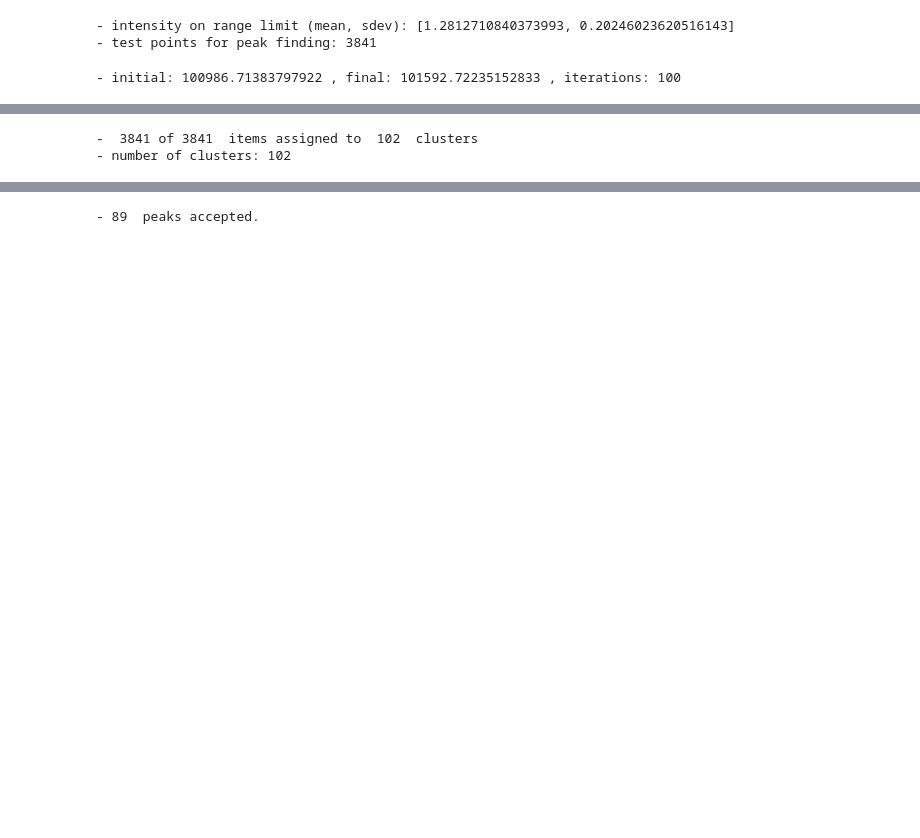
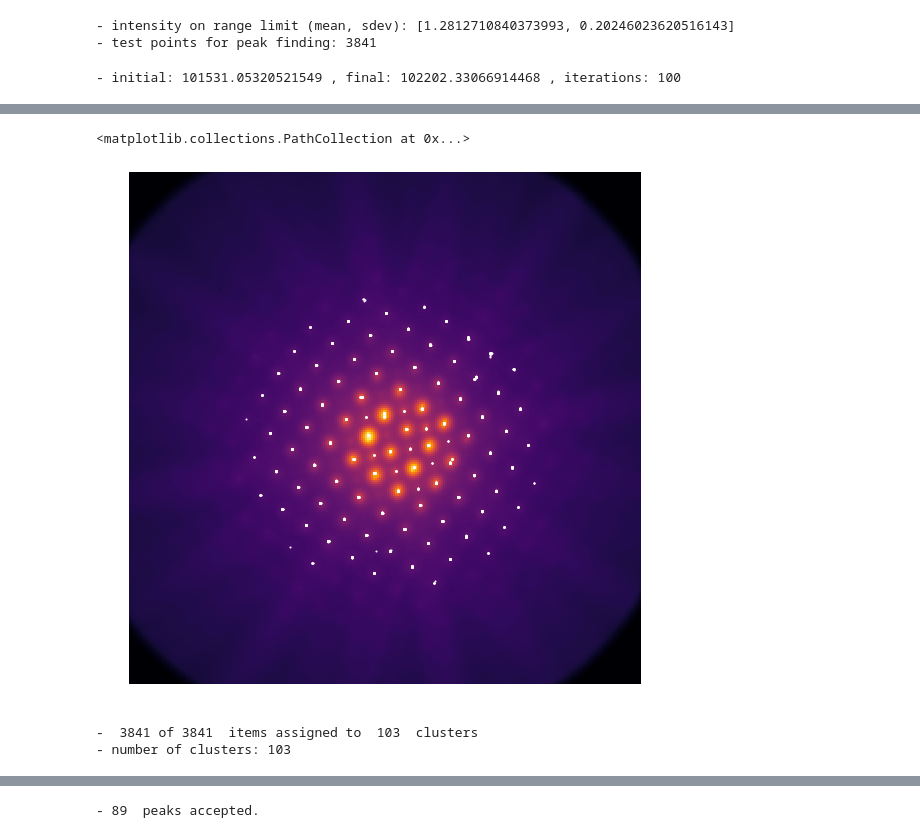
Before and after one commit to ju-bar/emilys, a Jupyter notebook: notebooks/CalibDiffraction.ipynb, the cells around one changed output, grey strips where cells are left out. Saved outputs shown, nothing was run; the diff lists cells and outputs as text; code cells hidden in the pictures; blank space fills up the shorter version.

```diff
--- a/notebooks/CalibDiffraction.ipynb
+++ b/notebooks/CalibDiffraction.ipynb
@@ -88,18 +87,15 @@ itmax = 100 # number of iterations (100 is OK)
 tempr = rsdev/100 # temperture (lower or about the rms noise estimate)
 pstep = 1. # rms walking step size (1 pixel is OK)
 s0 = image_pos_sum(limg0, lrpt)
-nit = mc_image_pos_maximize(limg0, lrpt, 1., rsdev/100, itmax)
+nit = mc_image_pos_maximize(limg0, lrpt, pstep, tempr, itmax)
 s1 = image_pos_sum(limg0, lrpt)
 print('- initial:', s0, ', final:', s1, ', iterations:', nit)
 # %% [output]
-- initial: 100986.71383797922 , final: 101592.72235152833 , iterations: 100
+- initial: 101531.05320521549 , final: 102202.33066914468 , iterations: 100
 # %%
 # Plot the image and overlay the test points.
 # This may help to decide when to stop iterating the cell above.
-plot1 = aplt.arrayplot2d(limg0**0.3,2,'inferno') # plot image
+fig1, ax1 = aplt.arrayplot2d(limg0**0.3,2,'inferno') # plot image
 # add test points
-ax = plt.gca()
-for l in range(0,lrpt.shape[0]):
-    prangecircle = Circle(lrpt[l], 0.5, color='w', fill=True)
-    ax.add_patch(prangecircle)
+ax1.scatter(*lrpt.T,s=1.,c='w')
 # %% [output]
@@ -108,15 +102,14 @@ for l in range(0,lrpt.shape[0]):
+<matplotlib.collections.PathCollection at 0x...>
+[figure, added]
 # %%
 # Run a primitive cluster recognition on the point distribution lrpt
 clrad0 = 4. # ! Set cluster radius threshold in pixels ! (choose to separate peaks)
 ierr = 0
-lcl = clus.cluster_l2(lrpt, clrad0, ierr)
-if ierr>0:
-    print('Error: cluster recognition failed. Code', ierr)
-else:
-    print('- number of clusters:', len(lcl.lcluster))
+lcl = clus.cluster_l2(lrpt, clrad0)
+print('- number of clusters:', len(lcl.lcluster))
 # %% [output]
--  3841 of 3841  items assigned to  102  clusters
-- number of clusters: 102
+-  3841 of 3841  items assigned to  103  clusters
+- number of clusters: 103
 # %%
 # Remove small clusters
 # - Define the cluster population threshold!
```
Also changed, not shown: parts of 21 cells of this notebook, 4 other files.
